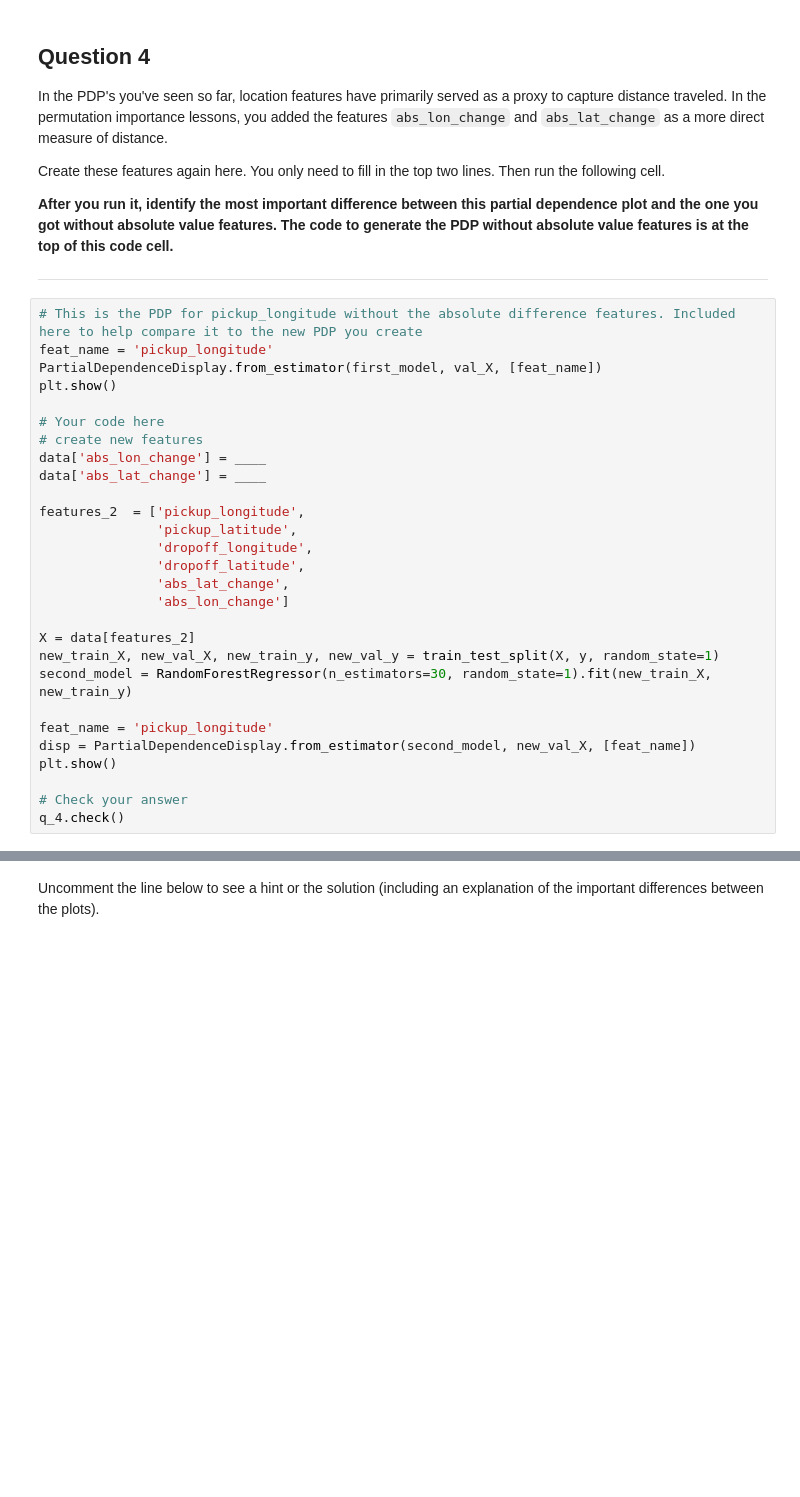
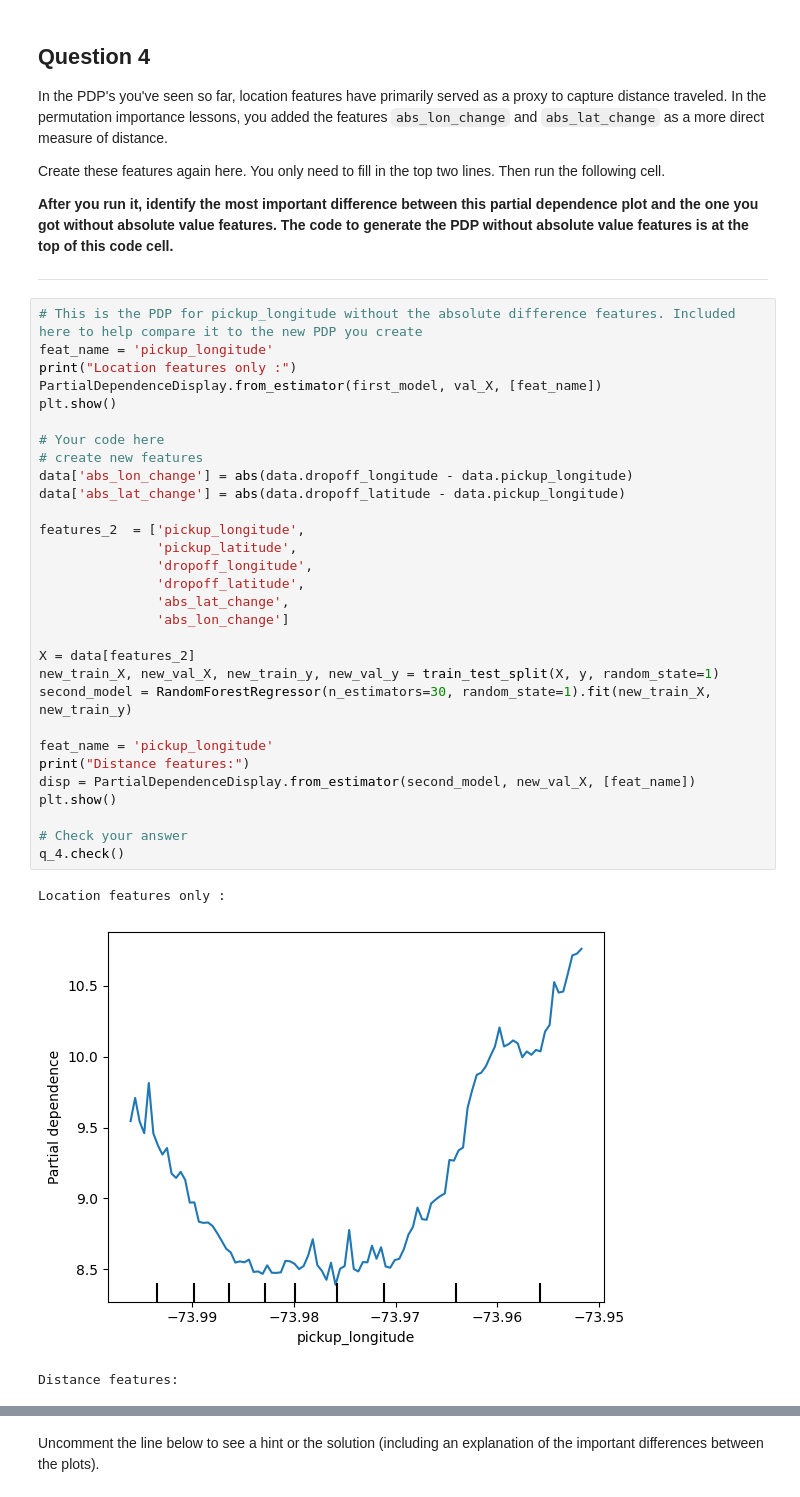
Before and after one commit to Muten-Roshi-Sama/MachineLearningLabs_4eiai40, a Jupyter notebook: AdvancedAILabs/3_Machine_Learning_Explainability/2_partial-dependence_plots/exercise-partial-plots.ipynb, the cells around one changed output, grey strips where cells are left out. Saved outputs shown, nothing was run; the diff lists cells and outputs as text; blank space fills up the shorter version.

```diff
--- a/AdvancedAILabs/3_Machine_Learning_Explainability/2_partial-dependence_plots/exercise-partial-plots.ipynb
+++ b/AdvancedAILabs/3_Machine_Learning_Explainability/2_partial-dependence_plots/exercise-partial-plots.ipynb
@@ -125,28 +207,34 @@ Create these features again here. You only need to fill in the top two lines.  T
 # %%
 # This is the PDP for pickup_longitude without the absolute difference features. Included here to help compare it to the new PDP you create
 feat_name = 'pickup_longitude'
+print("Location features only :")
 PartialDependenceDisplay.from_estimator(first_model, val_X, [feat_name])
 plt.show()
 
 # Your code here
 # create new features
-data['abs_lon_change'] = ____
-data['abs_lat_change'] = ____
+data['abs_lon_change'] = abs(data.dropoff_longitude - data.pickup_longitude)
+data['abs_lat_change'] = abs(data.dropoff_latitude - data.pickup_longitude)
 
 features_2  = ['pickup_longitude',
                'pickup_latitude',
                'dropoff_longitude',
                'dropoff_latitude',
                'abs_lat_change',
                'abs_lon_change']
 
 X = data[features_2]
 new_train_X, new_val_X, new_train_y, new_val_y = train_test_split(X, y, random_state=1)
 second_model = RandomForestRegressor(n_estimators=30, random_state=1).fit(new_train_X, new_train_y)
 
 feat_name = 'pickup_longitude'
+print("Distance features:")
 disp = PartialDependenceDisplay.from_estimator(second_model, new_val_X, [feat_name])
 plt.show()
 
 # Check your answer
 q_4.check()
+# %% [output]
+Location features only :
+[figure, added]
+Distance features:
```
Also changed, not shown: parts of 14 cells of this notebook.
